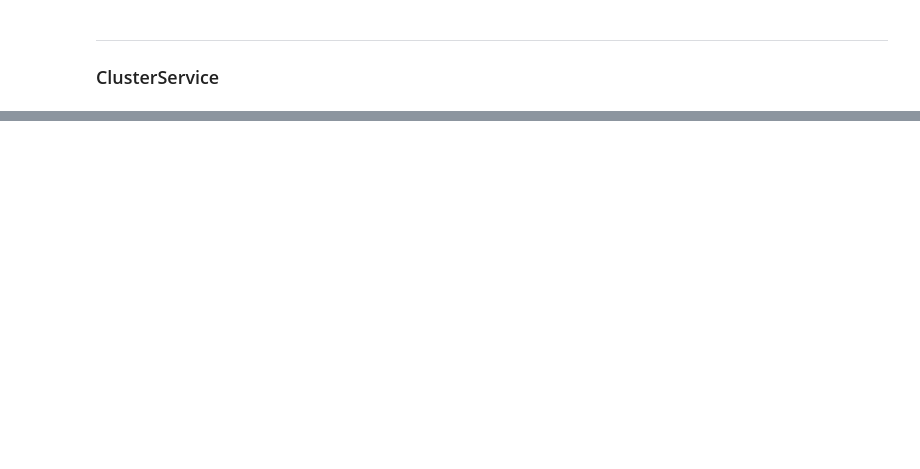
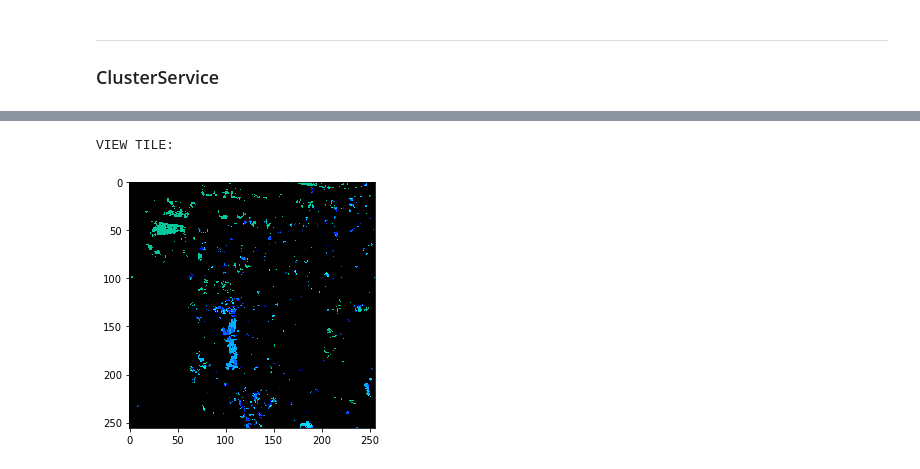
Before and after one commit to neerjad/glad_clusters, a Jupyter notebook: nb_archive/ClusterServiceViewer.ipynb, the cells around one changed output, grey strips where cells are left out. Drawn from its saved outputs; the diff is of its cells as text; code cells hidden in the pictures; blank space fills up the shorter version.

Commit message:
nb_archive: updated cluster-service/viewer,remove old viz

```diff
--- a/nb_archive/ClusterServiceViewer.ipynb
+++ b/nb_archive/ClusterServiceViewer.ipynb
@@ -37,7 +37,30 @@ os.environ.get('table')
 # %% [markdown]
 ---
 ### ClusterService
+# %%
+bounds_manaus=[
+            [
+              -60.16113281250001,
+              -3.2940822283128046
+            ],
+            [
+              -59.83154296874999,
+              -3.2940822283128046
+            ],
+            [
+              -59.83154296874999,
+              -2.964984369333955
+            ],
+            [
+              -60.16113281250001,
+              -2.964984369333955
+            ],
+            [
+              -60.16113281250001,
+              -3.2940822283128046
+            ]
+          ]
 # %%
-c=ClusterService(tile_bounds=[[1374, 2090],[1394, 2193]])
+c=ClusterService(bounds=bounds_manaus)
 c.request_size()
 # %% [output]
@@ -91,3 +124,0 @@ c.view().sample(10)
-# %%
-c=ClusterService(tile_bounds=[[2200, 2217],[2408, 2184]])
-print(c.request_size())
@@ -134,0 +146,8 @@ u'UPDATING'
+# %%
+view=ClusterViewer(c)
+# %%
+print("VIEW TILE:")
+view.tile(36)
+# %% [output]
+VIEW TILE:
+[figure, added]
```
Also changed, not shown: parts of 31 cells of this notebook, 1 other file.
